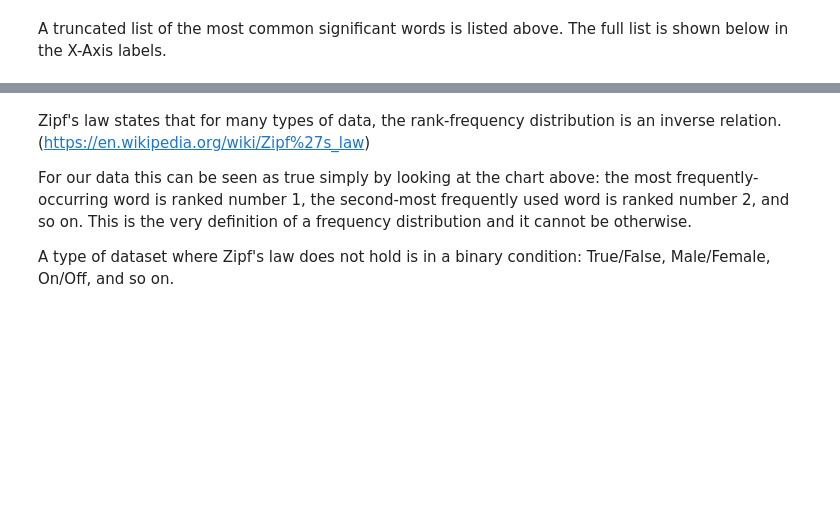
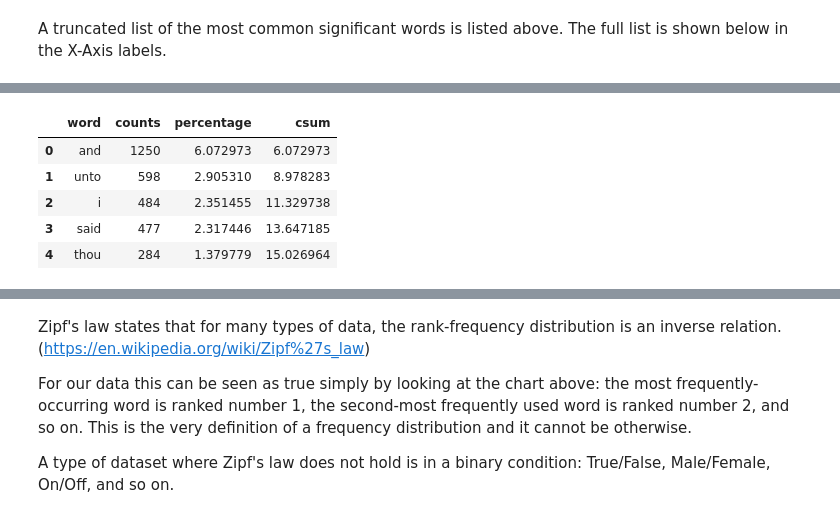
Before and after one commit to LovinSpoonful/DATA620_Week8, a Jupyter notebook: Week8.ipynb, the cells around one changed output, grey strips where cells are left out. Saved outputs shown, nothing was run; the diff lists cells and outputs as text; code cells hidden in the pictures; blank space fills up the shorter version.

```diff
--- a/Week8.ipynb
+++ b/Week8.ipynb
@@ -108,0 +119,12 @@ A truncated list of the most common significant words is listed above. The full
+# %%
+fdist_all = pd.DataFrame(fdist.items(),columns=['word','counts'])
+fdist200['percentage'] = 100*fdist200['counts']/fdist_all['counts'].sum()
+fdist200['csum'] = fdist200['percentage'].cumsum()
+fdist200.head()
+# %% [output]
+|  | word | counts | percentage | csum |
+| 0 | and | 1250 | 6.072973 | 6.072973 |
+| 1 | unto | 598 | 2.905310 | 8.978283 |
+| 2 | i | 484 | 2.351455 | 11.329738 |
+| 3 | said | 477 | 2.317446 | 13.647185 |
+| 4 | thou | 284 | 1.379779 | 15.026964 |
```
Also changed, not shown: parts of 26 cells of this notebook.
